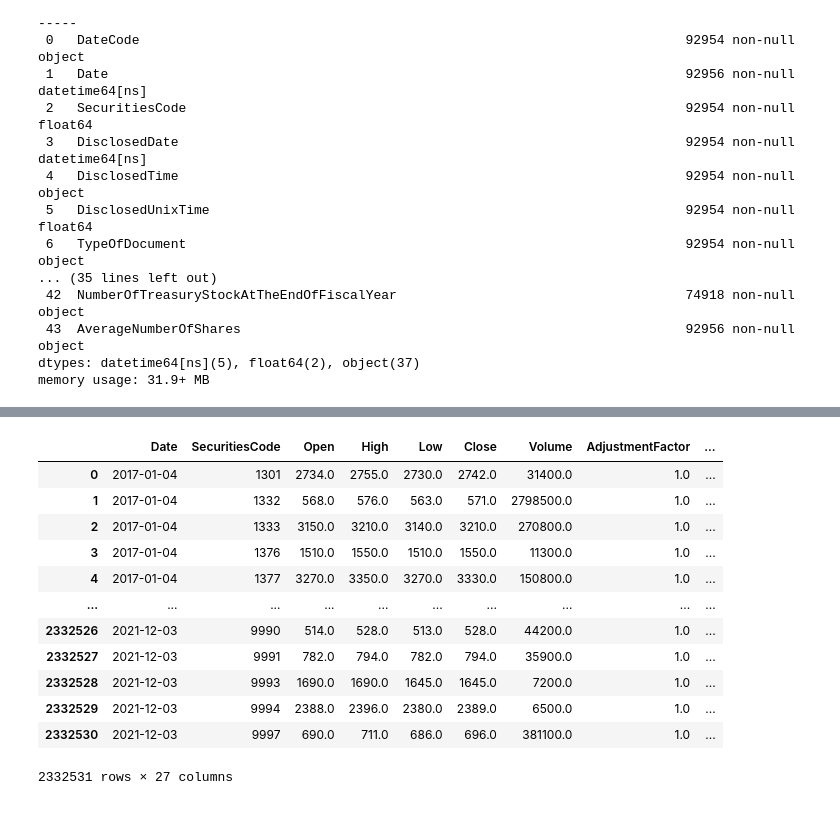
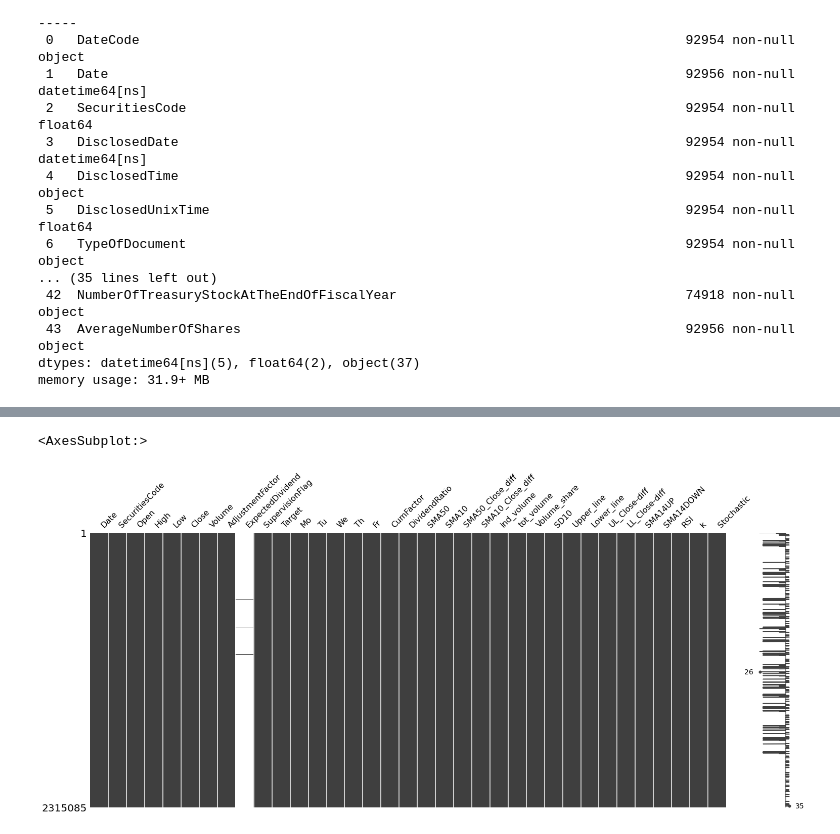
Before and after one commit to vasilyevdmitry14/JPX, a Jupyter notebook: main.ipynb, the cells around one changed output, grey strips where cells are left out. Saved outputs shown, nothing was run; the diff lists cells and outputs as text; code cells hidden in the pictures.

```diff
--- a/main.ipynb
+++ b/main.ipynb
@@ -226,0 +205,21 @@ final2[(final2.SecuritiesCode==3421) & (final2.Date < '2017-02-01')]
+# %%
+#Магия
+e = final1[final1.AdjustmentFactor != 1].set_index('Date').groupby(
+    ['SecuritiesCode'])['AdjustmentFactor'].expanding(1).apply(np.prod)
+e.name = 'CumFactor'
+final2 = final1.merge(e, how='left', left_on=['SecuritiesCode','Date'], right_index=True)
+final2['CumFactor'] = final2.sort_values(by='Date').groupby(['SecuritiesCode'])['CumFactor'].fillna(method='ffill')
+final2['CumFactor'] = final2['CumFactor'].fillna(1)
+final2['Open'] = final2['Open'] / final2['CumFactor']
+final2['High'] = final2['High'] / final2['CumFactor']
+final2['Low'] = final2['Low'] / final2['CumFactor']
+final2['Close'] = final2['Close'] / final2['CumFactor']
+final2['Volume'] = final2['Volume'] * final2['CumFactor']
+final2['ExpectedDividend'] = (final2['ExpectedDividend'] / final2['CumFactor'])
+final2['DividendRatio'] = final2['ExpectedDividend'] / final2['Close']
+final2['DividendRatio'] = final2['DividendRatio'].fillna(0)
+#Вопрос: в чистом виде модель всегда будет советовать вставать в шорт перед экс-дивидендой датой, в реальной жизни это не имеет смысла
+#так как либо это запрещено, либо с шортящих вычтут сумму дивидендов, но формула оценки модели этого не учитывает
+#можно либо пользоваться этой дырой, либо из target вычитать DividendRatio, то есть если цена упадет больше чем на сумму дивидендов
+#то мы окажемся в плюсе
+final2[(final2.SecuritiesCode==3421) & (final2.Date < '2017-02-01')]
@@ -343,28 +360,17 @@ final8[final8.SecuritiesCode == 9993].tail(20)
 # %%
 #Стохастический
 #а) k = (цена закрытия - мин. цена дня)/(макс. цена дня - мин. цена дня)
 #б) d = усредненная k за 3 дн
 #теоретически возможно, что в знаменателе будет 0 три дня подряд и среднее не посчитается,
 #на практике за 5 лет это не произошло ни разу, поэтому обрабатывать такое исключение не буду
 final8["k"] = (final8["Close"]-final8["Low"])/((final8["High"]-final8["Low"]))
 stohastic = final8.set_index('Date').groupby(['SecuritiesCode'])['k'].rolling(window=3, min_periods=1).mean()
 stohastic.name = 'Stochastic'
 final9 = final8.merge(stohastic, how='left', left_on=['SecuritiesCode','Date'], right_index=True)
-final9
+final9.dropna(inplace=True, subset=['k'])
 # %% [output]
-|  | Date | SecuritiesCode | Open | High | Low | Close | Volume | AdjustmentFactor | ... |
-| 0 | 2017-01-04 | 1301 | 2734.0 | 2755.0 | 2730.0 | 2742.0 | 31400.0 | 1.0 | ... |
-| 1 | 2017-01-04 | 1332 | 568.0 | 576.0 | 563.0 | 571.0 | 2798500.0 | 1.0 | ... |
-| 2 | 2017-01-04 | 1333 | 3150.0 | 3210.0 | 3140.0 | 3210.0 | 270800.0 | 1.0 | ... |
-| 3 | 2017-01-04 | 1376 | 1510.0 | 1550.0 | 1510.0 | 1550.0 | 11300.0 | 1.0 | ... |
-| 4 | 2017-01-04 | 1377 | 3270.0 | 3350.0 | 3270.0 | 3330.0 | 150800.0 | 1.0 | ... |
-| ... | ... | ... | ... | ... | ... | ... | ... | ... | ... |
-| 2332526 | 2021-12-03 | 9990 | 514.0 | 528.0 | 513.0 | 528.0 | 44200.0 | 1.0 | ... |
-| 2332527 | 2021-12-03 | 9991 | 782.0 | 794.0 | 782.0 | 794.0 | 35900.0 | 1.0 | ... |
-| 2332528 | 2021-12-03 | 9993 | 1690.0 | 1690.0 | 1645.0 | 1645.0 | 7200.0 | 1.0 | ... |
-| 2332529 | 2021-12-03 | 9994 | 2388.0 | 2396.0 | 2380.0 | 2389.0 | 6500.0 | 1.0 | ... |
-| 2332530 | 2021-12-03 | 9997 | 690.0 | 711.0 | 686.0 | 696.0 | 381100.0 | 1.0 | ... |
-2332531 rows × 27 columns
+<AxesSubplot:>
+[figure, added]
 # %%
 #Ебанина
 #Индикатор схождения-расхождения скользящих средних (MACD)
```
Also changed, not shown: parts of 19 cells of this notebook, 1 other file.
